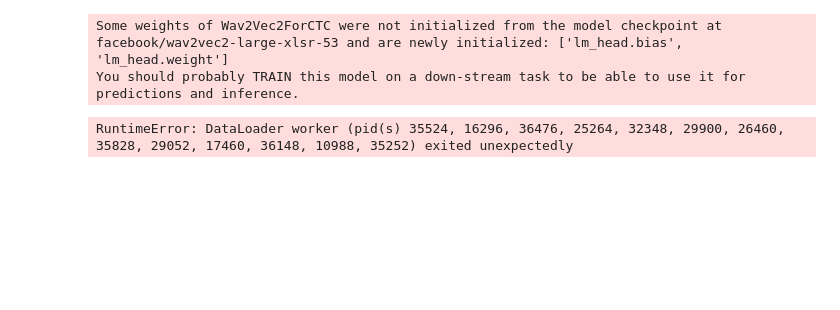
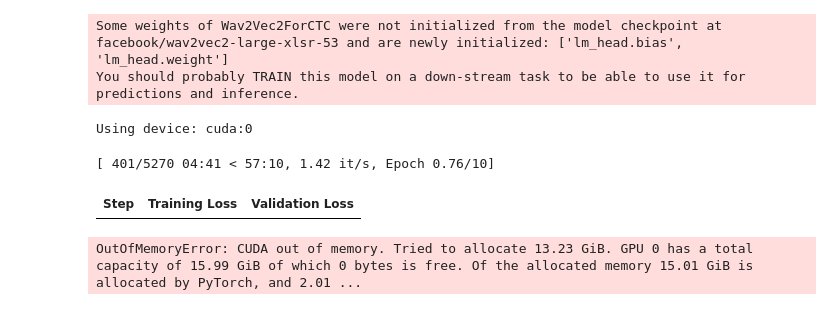
Before and after one commit to flynncao/Cantonese-ASR-Wav2vec2-XLRS-transfer-learning-project, a Jupyter notebook: baseline_model/fine_tune.ipynb, the cells around one changed output. Drawn from its saved outputs; the diff is of its cells as text; code cells hidden in the pictures; blank space fills up the shorter version.

```diff
--- a/baseline_model/fine_tune.ipynb
+++ b/baseline_model/fine_tune.ipynb
@@ -344,40 +305,94 @@ if not args.unfreeze:
 # %% [output]
 Some weights of Wav2Vec2ForCTC were not initialized from the model checkpoint at facebook/wav2vec2-large-xlsr-53 and are newly initialized: ['lm_head.bias', 'lm_head.weight']
 You should probably TRAIN this model on a down-stream task to be able to use it for predictions and inference.
+# %%
+device = "cuda:0" if torch.cuda.is_available() else "cpu"
+print(f"Using device: {device}")
+# %% [output]
+Using device: cuda:0
 # %%
-# Set training arguments and initialize the Trainer
-device = "cuda" if torch.cuda.is_available() else "cpu"
+# Configure PyTorch Dynamo to suppress errors during optimization
+import torch._dynamo
+torch._dynamo.config.suppress_errors = True
 
+os.environ["PYTORCH_CUDA_ALLOC_CONF"] = "expandable_segments:True"
+
+# Training arguments configuration
 training_args = TrainingArguments(
+    # Output directory for model checkpoints and logs
     output_dir="./wav2vec2-large-xlsr-cantonese",
+
+    # Group sequences of similar lengths together to improve efficiency
     group_by_length=True,
-    per_device_train_batch_size=8,
-    gradient_accumulation_steps=2,
+
+    # Batch size per device for training
+    per_device_train_batch_size=16,
+
+    # Number of gradient accumulation steps
+    gradient_accumulation_steps=1,
+    gradient_checkpointing=True,  # Enable gradient checkpointing for memory efficiency
+
+    # Evaluation strategy and frequency
     evaluation_strategy="steps",
     eval_steps=400,
-    num_train_epochs=40,
+
+    # Number of training epochs
+    num_train_epochs=10,
+
+    # Mixed precision training settings
     fp16=True,
     fp16_backend="amp",
+    fp16_full_eval=True,
+
+    # Logging configuration
     logging_strategy="steps",
     logging_steps=400,
+
+    # Learning rate and warmup
     learning_rate=args.lr,
-    warmup_steps=100,
+    warmup_steps=500,
+
+    # Model checkpointing
     save_steps=2376,
     save_total_limit=3,
-    dataloader_num_workers=20,
-  #  optim="adamw_8bit"
+
+    # Data loading configuration
+    dataloader_num_workers=0,
+
+    # Optimizer settings
+    optim="adamw_8bit",
+
+    # Misc settings
+    remove_unused_columns=False,
+    torch_compile=False, # support not well on some models, so set to False for now
 )
 
+# Initialize the trainer
 trainer = Trainer(
+    # Model and device
     model=model.to(device),
+
+    # Data collator for batching
     data_collator=data_collator,
+
+    # Training configuration
     args=training_args,
+
+    # Metrics computation function
     compute_metrics=compute_metrics,
+
+    # Training and evaluation datasets
     train_dataset=common_voice_train,
     eval_dataset=common_voice_test,
+
+    # Tokenizer/feature extractor
     tokenizer=processor.feature_extractor,
 )
 
+# Start training
+
 trainer.train()
 # %% [output]
-RuntimeError: DataLoader worker (pid(s) 35524, 16296, 36476, 25264, 32348, 29900, 26460, 35828, 29052, 17460, 36148, 10988, 35252) exited unexpectedly
+[ 401/5270 04:41 < 57:10, 1.42 it/s, Epoch 0.76/10]
+| Step | Training Loss | Validation Loss |
+OutOfMemoryError: CUDA out of memory. Tried to allocate 13.23 GiB. GPU 0 has a total capacity of 15.99 GiB of which 0 bytes is free. Of the allocated memory 15.01 GiB is allocated by PyTorch, and 2.01 ...
```
Also changed, not shown: parts of 9 cells of this notebook.
